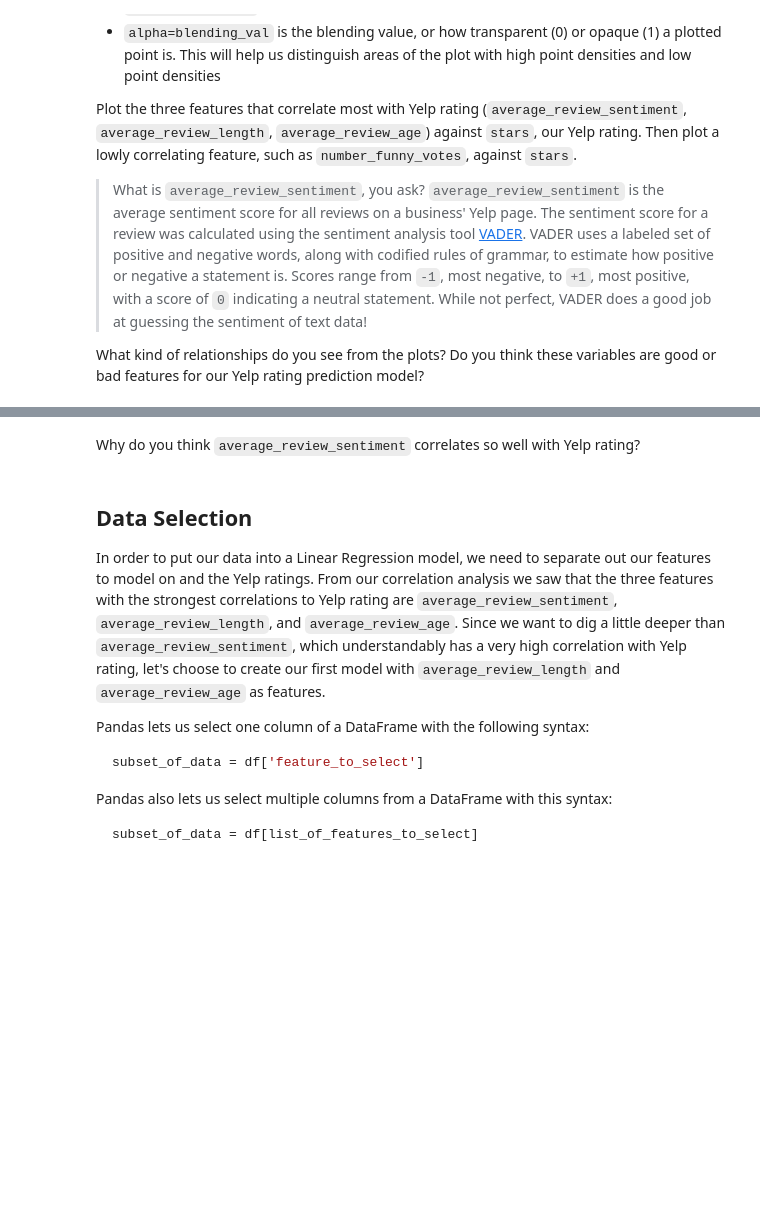
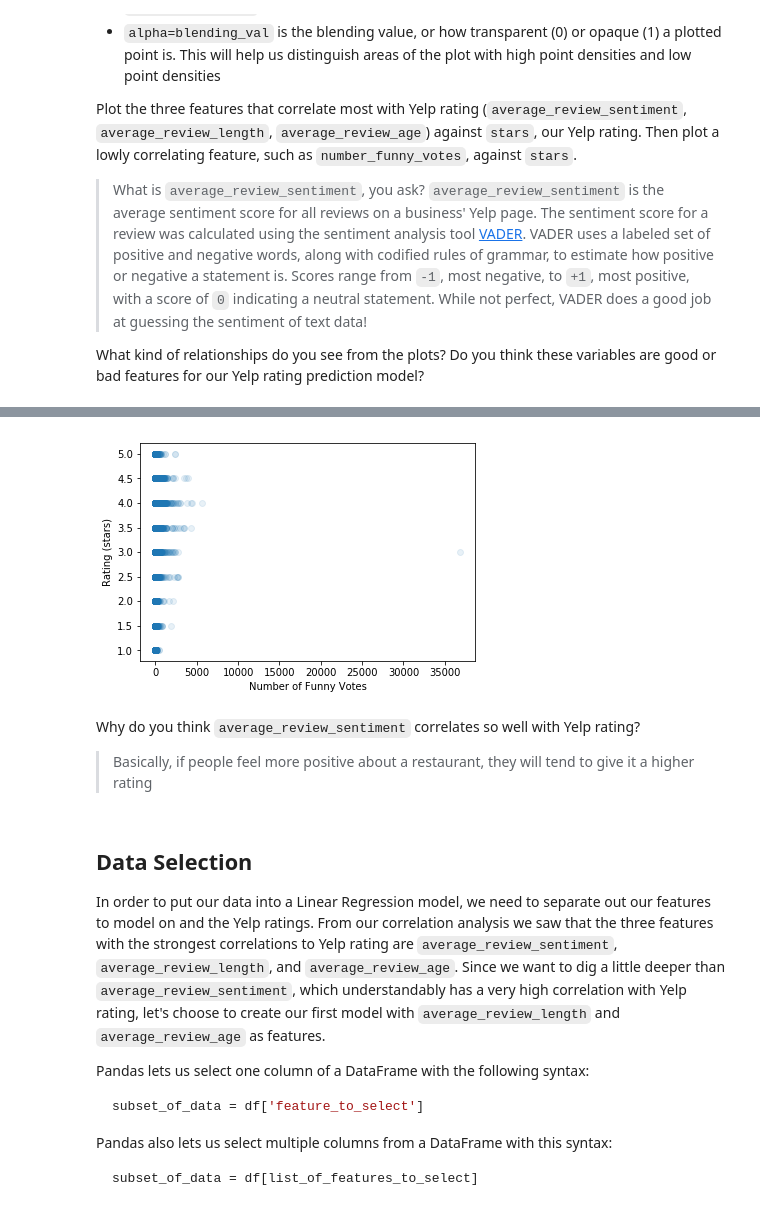
Before and after one commit to m4ese/codecademy, a Jupyter notebook: yelp_regression_project/yelp_regression.ipynb, the cells around one changed output, grey strips where cells are left out. Drawn from its saved outputs; the diff is of its cells as text; code cells hidden in the pictures; blank space fills up the shorter version.

```diff
--- a/yelp_regression_project/yelp_regression.ipynb
+++ b/yelp_regression_project/yelp_regression.ipynb
@@ -262,5 +345,14 @@ from matplotlib import pyplot as plt
+# %%
+# plot number_funny_votes against stars here, very small positive correlation
+plt.scatter(df.number_funny_votes,df.stars,alpha = 0.1)
+plt.xlabel('Number of Funny Votes')
+plt.ylabel('Rating (stars)')
+plt.show()
+# %% [output]
+[figure, added]
 # %% [markdown]
 Why do you think `average_review_sentiment` correlates so well with Yelp rating?
+> Basically, if people feel more positive about a restaurant, they will tend to give it a higher rating
 # %% [markdown]
 ## Data Selection
 
```
Also changed, not shown: parts of 31 cells of this notebook.
